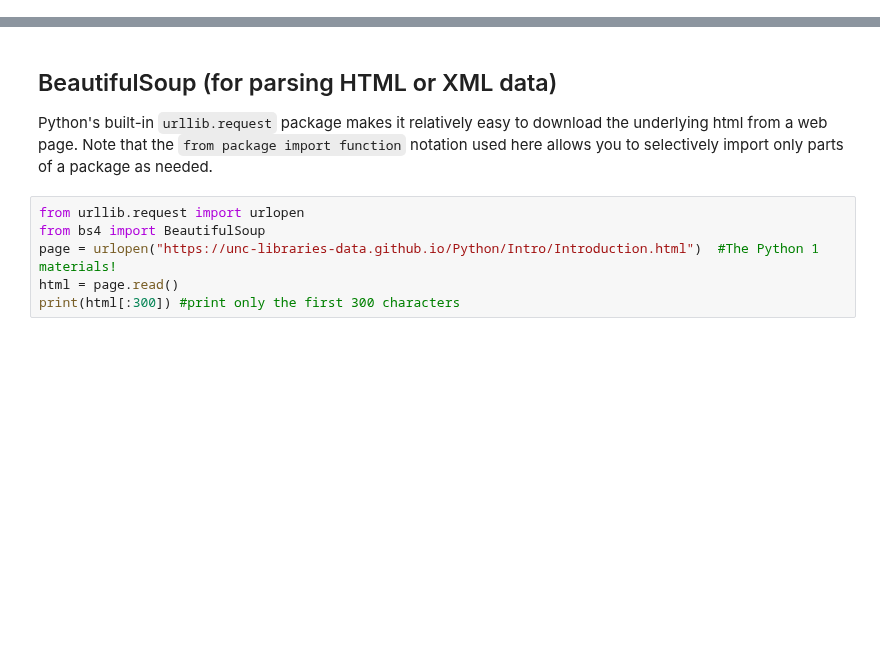
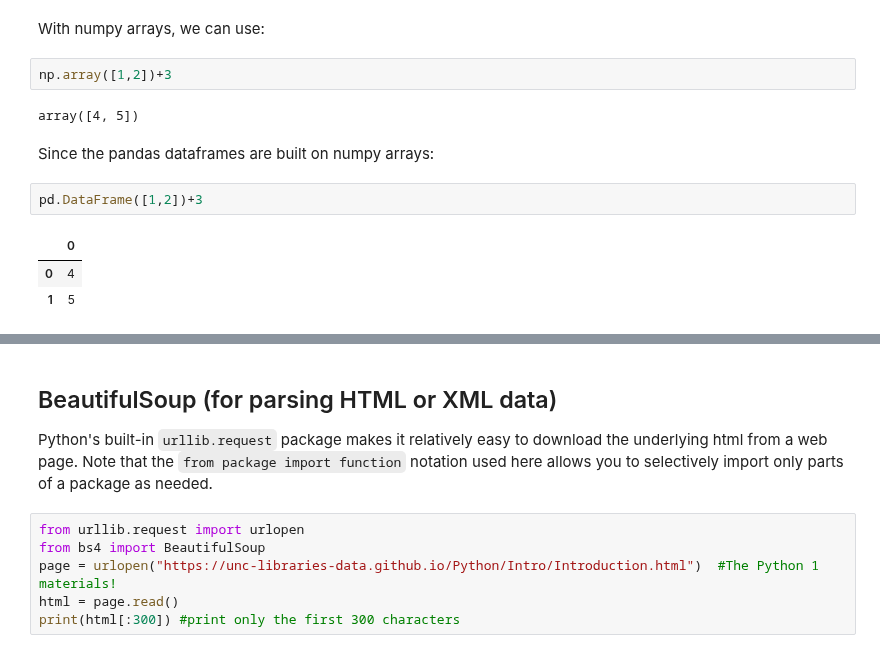
Before and after one commit to UNC-Libraries-data/Python, a Jupyter notebook: Jupyter/Other-Packages.ipynb, the cells around one changed output, grey strips where cells are left out. Drawn from its saved outputs; the diff is of its cells as text; blank space fills up the shorter version.

```diff
--- a/Jupyter/Other-Packages.ipynb
+++ b/Jupyter/Other-Packages.ipynb
@@ -18,0 +88,14 @@ See our dedicated lesson on Pandas (linked above).
+# %% [markdown]
+With numpy arrays, we can use:
+# %%
+np.array([1,2])+3
+# %% [output]
+array([4, 5])
+# %% [markdown]
+Since the pandas dataframes are built on numpy arrays:
+# %%
+pd.DataFrame([1,2])+3
+# %% [output]
+|  | 0 |
+| 0 | 4 |
+| 1 | 5 |
```
Also changed, not shown: parts of 28 cells of this notebook, 3 other files.
